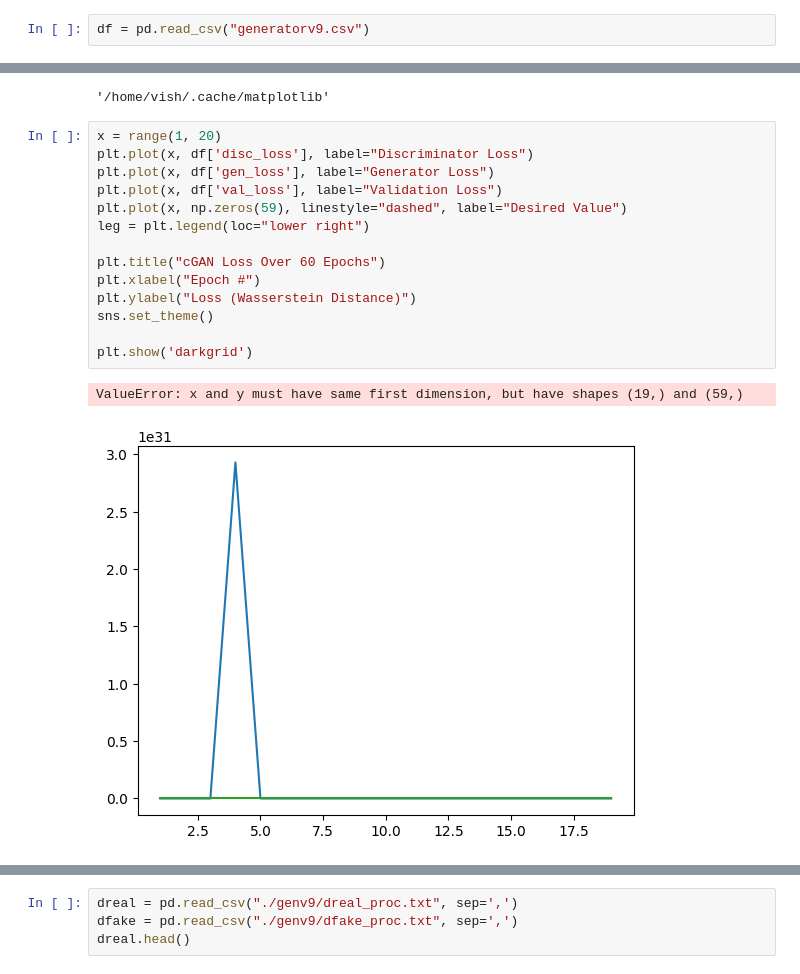
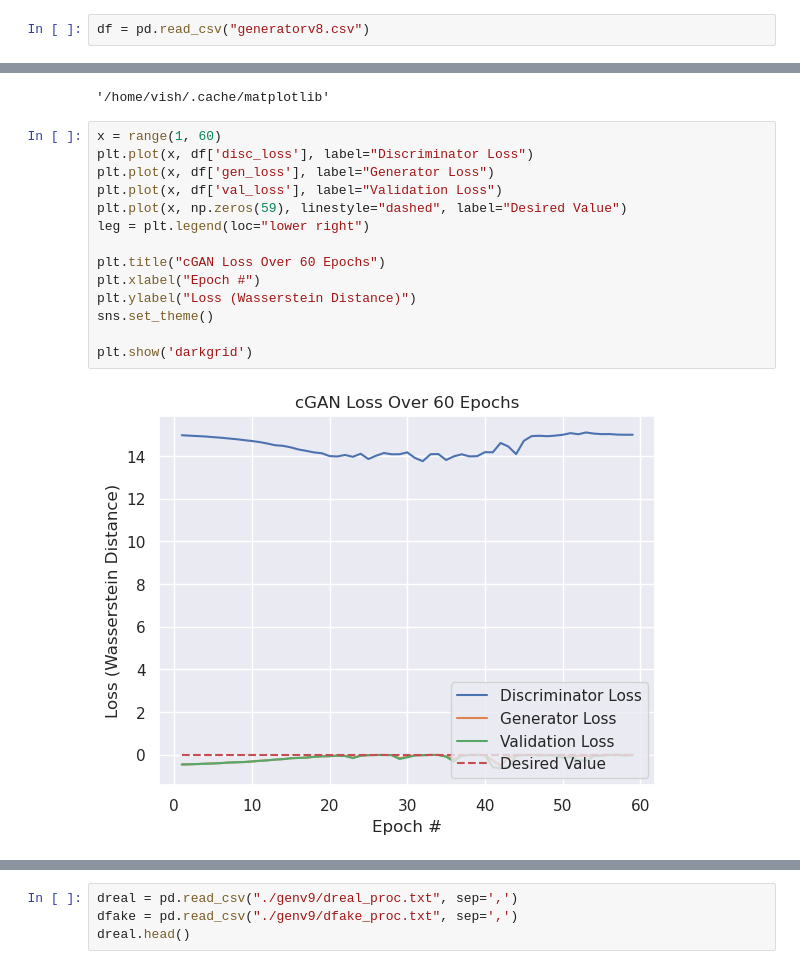
Before and after one commit to VisH317/research-project, a Jupyter notebook: data/gen/analysis.ipynb, the cells around one changed output, grey strips where cells are left out. Saved outputs shown, nothing was run; the diff lists cells and outputs as text.

```diff
--- a/data/gen/analysis.ipynb
+++ b/data/gen/analysis.ipynb
@@ -4,4 +4,4 @@ import pandas as pd
 import matplotlib.pyplot as plt
 import seaborn as sns
 # %%
-df = pd.read_csv("generatorv9.csv")
+df = pd.read_csv("generatorv8.csv")
@@ -22,22 +20,21 @@ matplotlib.get_cachedir()
 # %% [output]
 '/home/vish/.cache/matplotlib'
 # %%
-x = range(1, 20)
+x = range(1, 60)
 plt.plot(x, df['disc_loss'], label="Discriminator Loss")
 plt.plot(x, df['gen_loss'], label="Generator Loss")
 plt.plot(x, df['val_loss'], label="Validation Loss")
 plt.plot(x, np.zeros(59), linestyle="dashed", label="Desired Value")
 leg = plt.legend(loc="lower right")
 
 plt.title("cGAN Loss Over 60 Epochs")
 plt.xlabel("Epoch #")
 plt.ylabel("Loss (Wasserstein Distance)")
 sns.set_theme()
 
 plt.show('darkgrid')
 # %% [output]
-ValueError: x and y must have same first dimension, but have shapes (19,) and (59,)
-[figure, old version]
+[figure, new version]
 # %%
 df = pd.read_csv("generatorv8.csv")
 x = range(1, 60)
```
Also changed, not shown: parts of 3 cells of this notebook, 16 other files.
